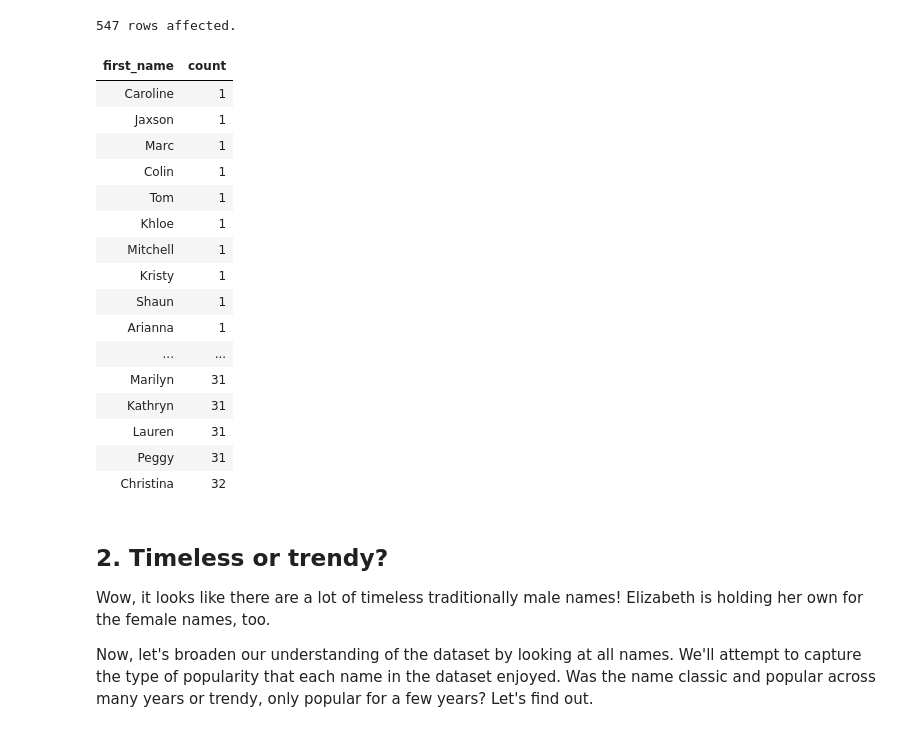
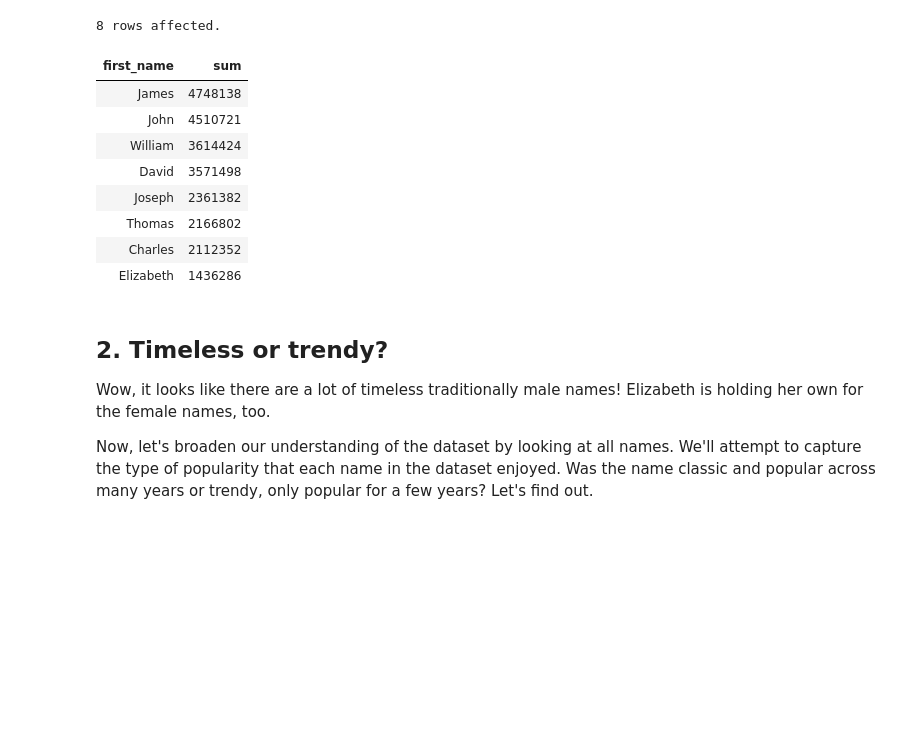
Before and after one commit to jonmabale/datacamp, a Jupyter notebook: sql/Analyzing American Baby Name Trends/notebook.ipynb, the cells around one changed output. Saved outputs shown, nothing was run; the diff lists cells and outputs as text; code cells hidden in the pictures; blank space fills up the shorter version.

```diff
--- a/sql/Analyzing American Baby Name Trends/notebook.ipynb
+++ b/sql/Analyzing American Baby Name Trends/notebook.ipynb
@@ -40,35 +40,28 @@
 # %%
 %%sql
 postgresql:///names
 
 -- Select first names and the total babies with that first_name
 -- Group by first_name and filter for those names that appear in all 101 years
 -- Order by the total number of babies with that first_name, descending
+
 SELECT first_name,
-       COUNT(first_name) AS count
+       SUM(num)
   FROM baby_names
  GROUP BY first_name
-HAVING first_name IS NOT NULL
- ORDER BY count;
+HAVING COUNT(year) = 101
+ ORDER BY SUM(num) DESC;
 # %% [output]
-547 rows affected.
+8 rows affected.
-| first_name | count |
-| Caroline | 1 |
-| Jaxson | 1 |
-| Marc | 1 |
-| Colin | 1 |
-| Tom | 1 |
-| Khloe | 1 |
-| Mitchell | 1 |
-| Kristy | 1 |
-| Shaun | 1 |
-| Arianna | 1 |
-| ... | ... |
-| Marilyn | 31 |
-| Kathryn | 31 |
-| Lauren | 31 |
-| Peggy | 31 |
-| Christina | 32 |
+| first_name | sum |
+| James | 4748138 |
+| John | 4510721 |
+| William | 3614424 |
+| David | 3571498 |
+| Joseph | 2361382 |
+| Thomas | 2166802 |
+| Charles | 2112352 |
+| Elizabeth | 1436286 |
 # %% [markdown]
 ## 2. Timeless or trendy?
 <p>Wow, it looks like there are a lot of timeless traditionally male names! Elizabeth is holding her own for the female names, too. </p>
```
Also changed, not shown: parts of 4 cells of this notebook.
